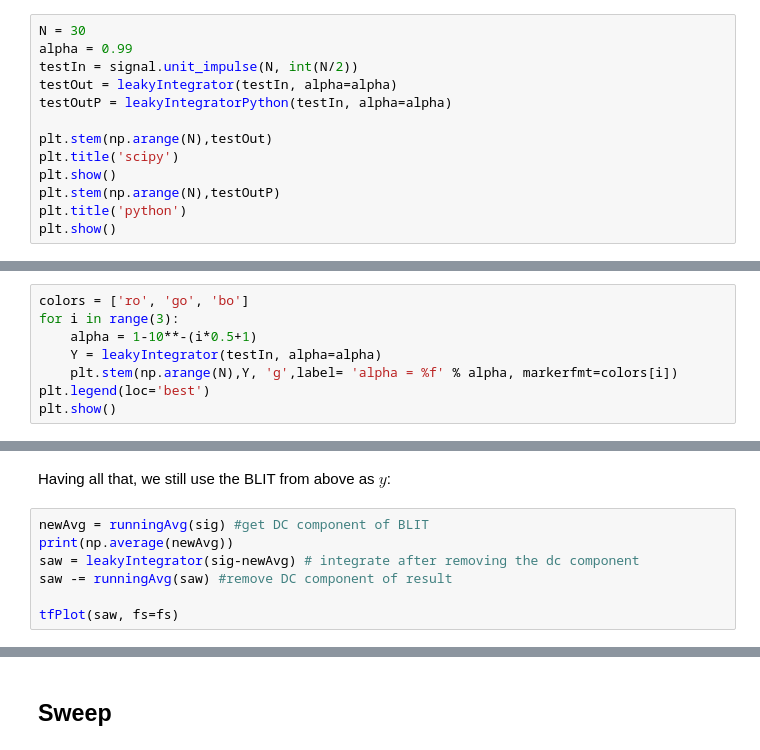
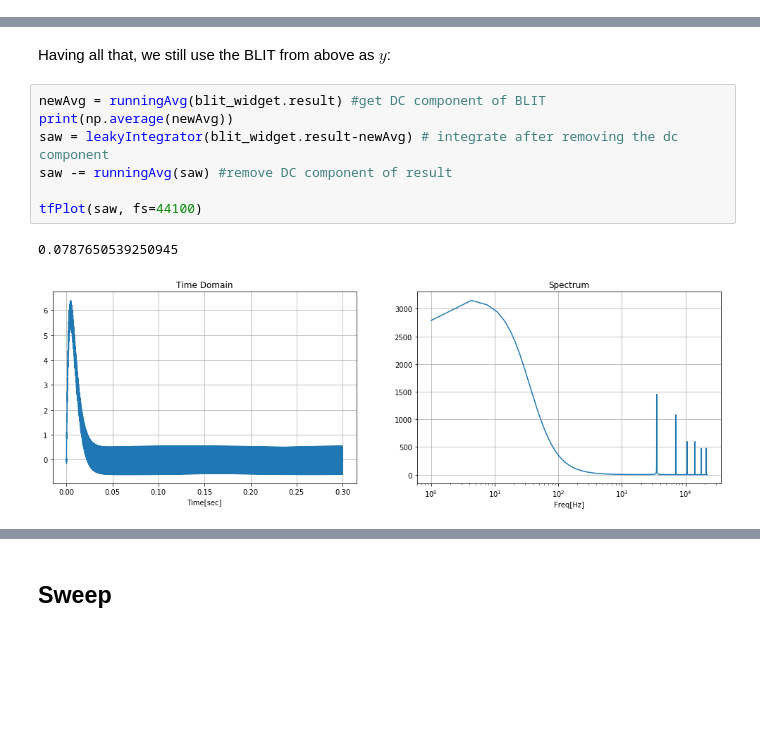
Before and after one commit to znibbles/01-advanced-synthesis-techniques, a Jupyter notebook: 01-BLIT.ipynb, the cells around one changed output, grey strips where cells are left out. Cells and saved outputs as stored; diff of their text form; blank space fills up the shorter version.

```diff
--- a/01-BLIT.ipynb
+++ b/01-BLIT.ipynb
@@ -236,13 +221,0 @@ def leakyIntegratorPython(x, alpha=1-10e-6):
-# %%
-N = 30
-alpha = 0.99
-testIn = signal.unit_impulse(N, int(N/2))
-testOut = leakyIntegrator(testIn, alpha=alpha)
-testOutP = leakyIntegratorPython(testIn, alpha=alpha)
-
-plt.stem(np.arange(N),testOut)
-plt.title('scipy')
-plt.show()
-plt.stem(np.arange(N),testOutP)
-plt.title('python')
-plt.show()
@@ -251,11 +222,3 @@ plt.show()
-# %%
-colors = ['ro', 'go', 'bo']
-for i in range(3):
-    alpha = 1-10**-(i*0.5+1)
-    Y = leakyIntegrator(testIn, alpha=alpha)
-    plt.stem(np.arange(N),Y, 'g',label= 'alpha = %f' % alpha, markerfmt=colors[i])
-plt.legend(loc='best')
-plt.show()
 # %%
 def runningAvg(x, alpha=0.995):
     """
@@ -265,10 +228,13 @@ def runningAvg(x, alpha=0.995):
 # %% [markdown]
 Having all that, we still use the BLIT from above as $y$:
 # %%
-newAvg = runningAvg(sig) #get DC component of BLIT
+newAvg = runningAvg(blit_widget.result) #get DC component of BLIT
 print(np.average(newAvg))
-saw = leakyIntegrator(sig-newAvg) # integrate after removing the dc component
+saw = leakyIntegrator(blit_widget.result-newAvg) # integrate after removing the dc component
 saw -= runningAvg(saw) #remove DC component of result
 
-tfPlot(saw, fs=fs)
+tfPlot(saw, fs=44100)
+# %% [output]
+0.0787650539250945
+[figure, added]
 # %%
```
Also changed, not shown: parts of 27 cells of this notebook, 1 other file.
